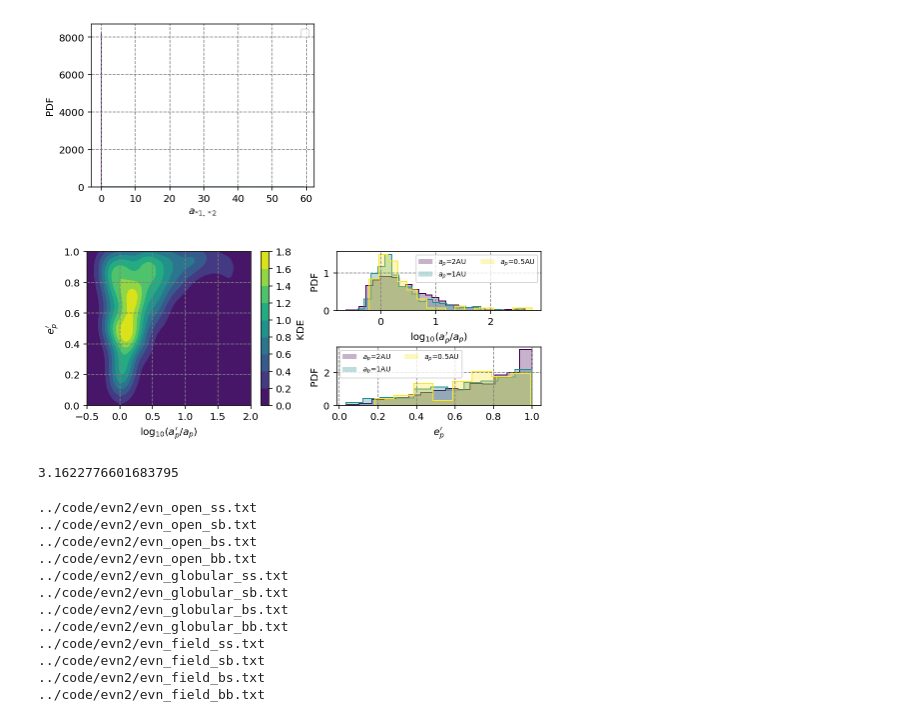
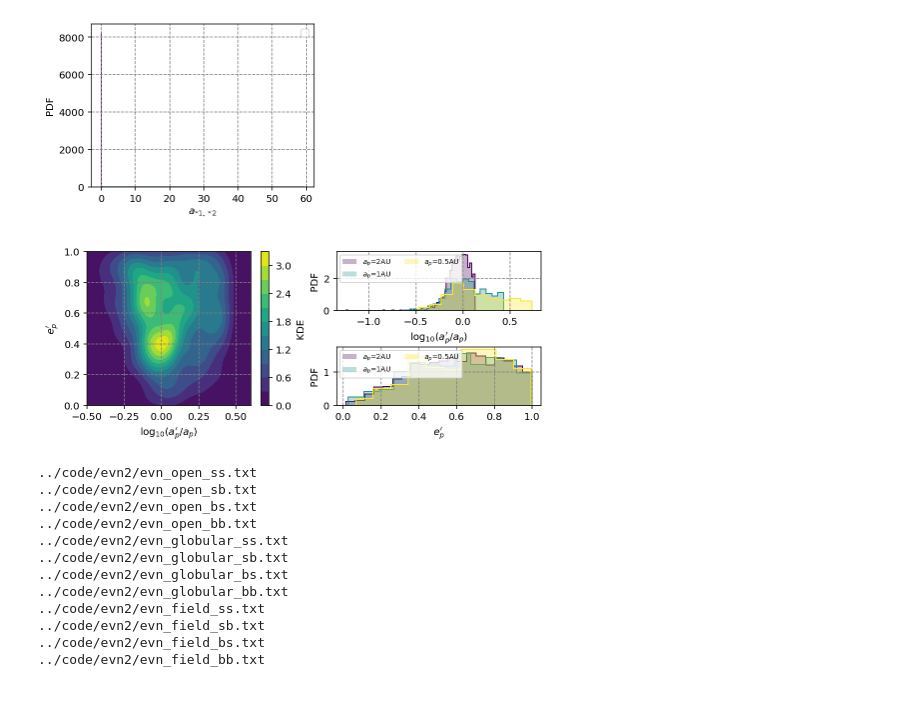
Before and after one commit to YihanWangAstro/planet-app, a Jupyter notebook: process/planet-app.ipynb, the cells around one changed output. Cells and saved outputs as stored; diff of their text form; code cells hidden in the pictures.

```diff
--- a/process/planet-app.ipynb
+++ b/process/planet-app.ipynb
@@ -481,15 +481,15 @@ v=np.array([0.1, 3.42222222,  6.74444444,  10.06666667, 13.38888889, 16.71111111
 v_name =['0.1', '3.4', '6.7', '10.1', '13.4', '16.7', '20.0', '23.4', '26.7', '30.0']
 a_j = ['0.1', '0.5', '1.0', '1.5', '2.0', '2.5', '3.0', '3.5', '4.0', '4.5', '5.0']
 # %%
-prefix = '../code/solar-normal/sb/solar-normal-sb_sb_'
+prefix = '../code/solar-normal/bs/solar-normal-bs_bs_'
 #prefix = '../code/ss/solar-normal-ss_ss_'
 
-vel = '0.1'
-idx = sb_idx
-names = sb_names
-pairs = sb_pairs
+vel = '30.0'
+idx = bs_idx
+names = bs_names
+pairs = bs_pairs
 
-#df01 = pd.DataFrame(post_process(prefix+ vel+ '_0.1.txt', idx, names, pairs))
+df01 = pd.DataFrame(post_process(prefix+ vel+ '_0.1.txt', idx, names, pairs))
 
 df05 = pd.DataFrame(post_process(prefix+ vel+ '_0.5.txt', idx, names, pairs))
 
@@ -497,7 +497,7 @@ df1 = pd.DataFrame(post_process(prefix+ vel+ '_1.0.txt', idx, names, pairs))
 
 df2 = pd.DataFrame(post_process(prefix+ vel+'_2.0.txt', idx, names, pairs))
 
-df5 = pd.DataFrame(post_process(prefix+ vel+'_5.0.txt', idx, names, pairs))
+#df5 = pd.DataFrame(post_process(prefix+ vel+'_5.0.txt', idx, names, pairs))
 # %%
 def get_cm(key, df, tp):
     ms = df['m_{s}']
@@ -788,14 +788,14 @@ def retrograde(ip,ii):
 def show_obt_prop(name, dfs,a0s, df, a0, a_s=10):
 
 
-    cap = df['planet outcome'] == 'stay_{s1,j}'
-    a_c = df['a_{s1,j}']
-    e_c = df['e_{s1,j}']
+    #cap = df['planet outcome'] == 'stay_{s1,j}'
+    #a_c = df['a_{s1,j}']
+    #e_c = df['e_{s1,j}']
 
-    #cap = df['planet outcome'] == 'stay_{sb,j}'#'stay_{s1,j}'
-    #a_c = df['a_{sb,j}']
-    #e_c = df['e_{sb,j}']
-    #cap = cap & (a_c[cap] < a_s/3.7)
+    cap = df['planet outcome'] == 'stay_{sb,j}'#'stay_{s1,j}'
+    a_c = df['a_{sb,j}']
+    e_c = df['e_{sb,j}']
+    cap = cap & (a_c[cap] < a_s/3.7)
 
     fig=plt.figure(figsize=(7.2, 3))
 
@@ -825,54 +825,50 @@ def show_obt_prop(name, dfs,a0s, df, a0, a_s=10):
     for df, a0, color in zip(dfs,a0s,colors):
 
 
-        cap = df['planet outcome'] == 'stay_{s1,j}'
-        a_c = df['a_{s1,j}']
-        e_c = df['e_{s1,j}']
-        cap = cap & (a_c[cap] < 1000)
+        #cap = df['planet outcome'] == 'stay_{s1,j}'
+        #a_c = df['a_{s1,j}']
+        #e_c = df['e_{s1,j}']
+        #cap = cap & (a_c[cap] < 1000)
 
-        #cap = df['planet outcome'] == 'stay_{sb,j}'#'stay_{s1,j}'
-        #a_c = df['a_{sb,j}']
-        #e_c = df['e_{sb,j}']
-        #cap = cap & (a_c[cap] < a_s/3.7)
+        cap = df['planet outcome'] == 'stay_{sb,j}'#'stay_{s1,j}'
+        a_c = df['a_{sb,j}']
+        e_c = df['e_{sb,j}']
+        cap = cap & (a_c[cap] < a_s/3.7)
 
         #pro = prograde(df['planet-orbit-i'], df['incident-orbit-i'])
         #retro = retrograde(df['planet-orbit-i'], df['incident-orbit-i'])
 
         vv,bb,cc=axa.hist(np.log10(a_c[cap]/a0),bins='auto',histtype='step',density=True,color=color,ls='-')
         #bc=0.5*(bb[0:-1]+bb[1::])
         #print(bc[vv==max(vv)])
         axa.hist(np.log10(a_c[cap]/a0),bins='auto',histtype='stepfilled',density=True,color=color,alpha=0.3,label='$a_p$='+str(a0)+'AU')
 
         axe.hist((e_c[cap]),bins='auto',histtype='step',density=True,color=color)
         axe.hist((e_c[cap]),bins='auto',histtype='stepfilled',density=True,alpha=0.3,color=color,label='$a_p$='+str(a0)+'AU')
 
    # axe.axvline(0.4356,ls='--',color='r',label='GJ 3512b')
 
     axe.set_xlabel('$e_p^\prime$')
     axe.set_ylabel('PDF')
     axe.grid(True)
 
     #axa.axvline(np.log10(0.3380),ls='--',color='r',label='GJ 3512b')
 
     axa.set_xlabel('$\log_{10}(a_p^\prime/a_p)$')
 
     axa.set_ylabel('PDF')
     axa.grid(True)
 
     axe.legend(loc=2,fontsize=7,ncol=2)
-    axa.legend(loc=1,fontsize=7,ncol=2)
+    axa.legend(loc=2,fontsize=7,ncol=2)
 
     plt.tight_layout(h_pad=0,w_pad=0)
 
     savefig(plt,name)
 
-show_obt_prop('ex-bs-post-properties30',[df2, df1, df05],[ 2,1,0.5], df1, 1)
+show_obt_prop('trans-bs-post-properties30',[df2, df1, df05],[ 2,1,0.5], df1, 1)
 # %% [output]
-[figure, old version]
+[figure, new version]
-# %%
-10**0.5
-# %% [output]
-3.1622776601683795
 # %%
 def show_b(dfs,a_s, v=10.1*KMS):
     for df, a0 in zip(dfs, a_s):
```
Also changed, not shown: parts of 2 cells of this notebook, 1 other file.
